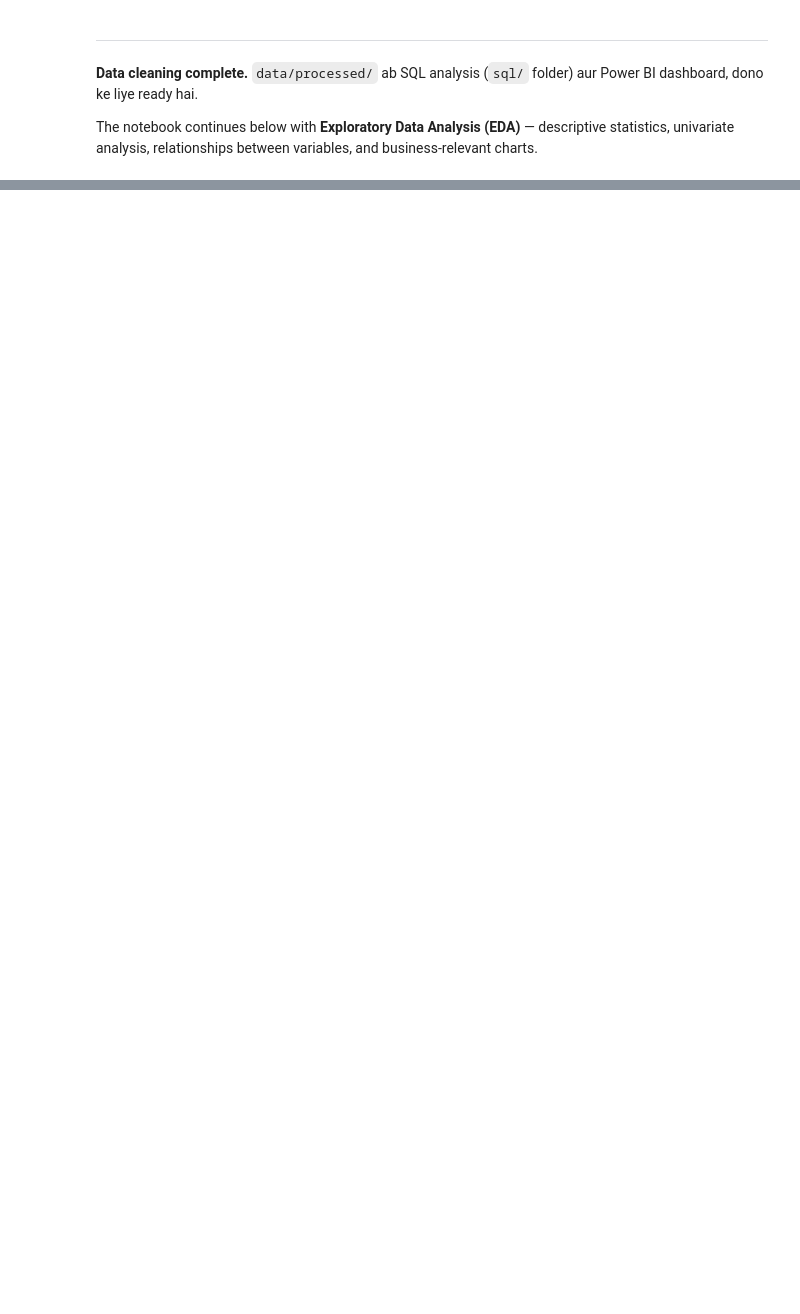
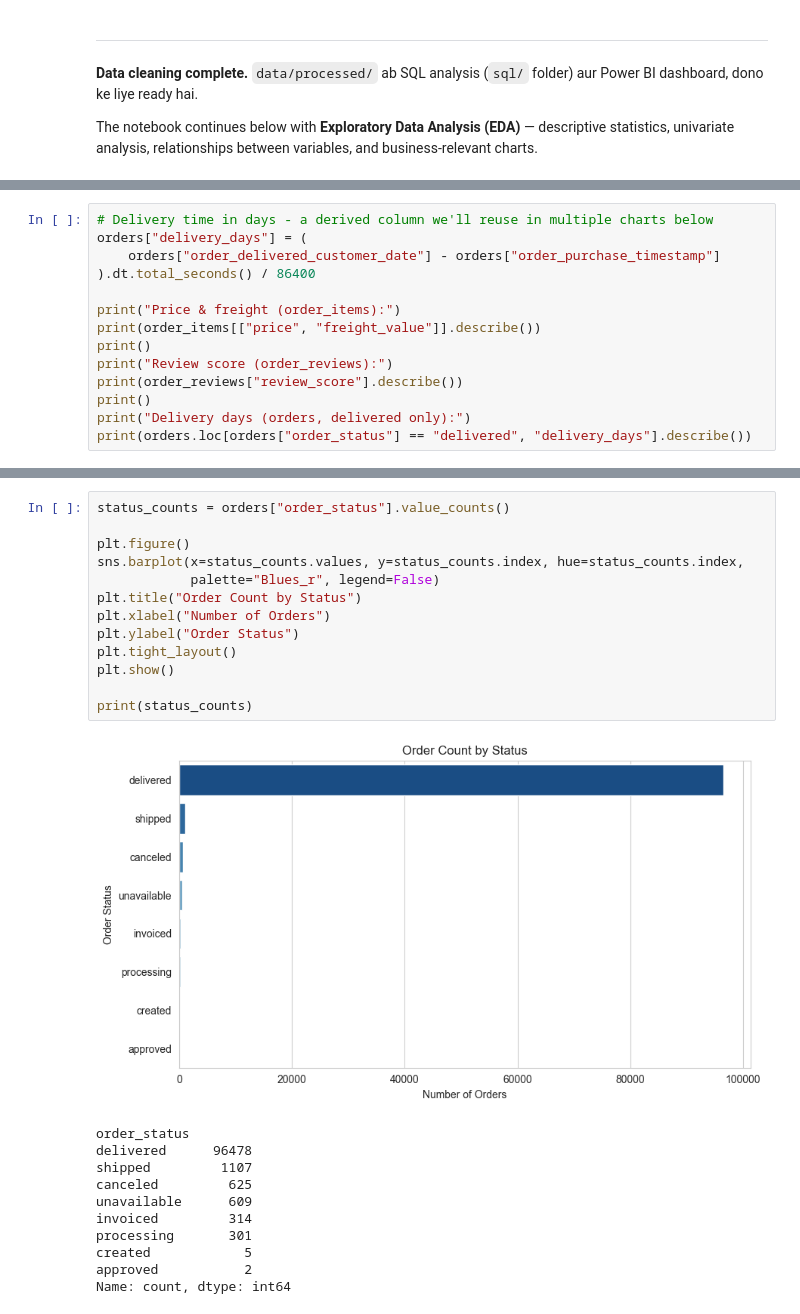
Before and after one commit to shivansh5317/ecommerce-customer-sales-intelligence, a Jupyter notebook: notebooks/01_eda.ipynb, the cells around one changed output, grey strips where cells are left out. Drawn from its saved outputs; the diff is of its cells as text; blank space fills up the shorter version.

Commit message:
feat: complete EDA notebook with charts and key observations

```diff
--- a/notebooks/01_eda.ipynb
+++ b/notebooks/01_eda.ipynb
@@ -599,0 +607,14 @@ univariate analysis, relationships between variables, and business-relevant char
+# %%
+# Delivery time in days - a derived column we'll reuse in multiple charts below
+orders["delivery_days"] = (
+    orders["order_delivered_customer_date"] - orders["order_purchase_timestamp"]
+).dt.total_seconds() / 86400
+
+print("Price & freight (order_items):")
+print(order_items[["price", "freight_value"]].describe())
+print()
+print("Review score (order_reviews):")
+print(order_reviews["review_score"].describe())
+print()
+print("Delivery days (orders, delivered only):")
+print(orders.loc[orders["order_status"] == "delivered", "delivery_days"].describe())
@@ -599,0 +653,25 @@ univariate analysis, relationships between variables, and business-relevant char
+# %%
+status_counts = orders["order_status"].value_counts()
+
+plt.figure()
+sns.barplot(x=status_counts.values, y=status_counts.index, hue=status_counts.index,
+            palette="Blues_r", legend=False)
+plt.title("Order Count by Status")
+plt.xlabel("Number of Orders")
+plt.ylabel("Order Status")
+plt.tight_layout()
+plt.show()
+
+print(status_counts)
+# %% [output]
+[figure, added]
+order_status
+delivered      96478
+shipped         1107
+canceled         625
+unavailable      609
+invoiced         314
+processing       301
+created            5
+approved           2
+Name: count, dtype: int64
```
Also changed, not shown: parts of 24 cells of this notebook.
